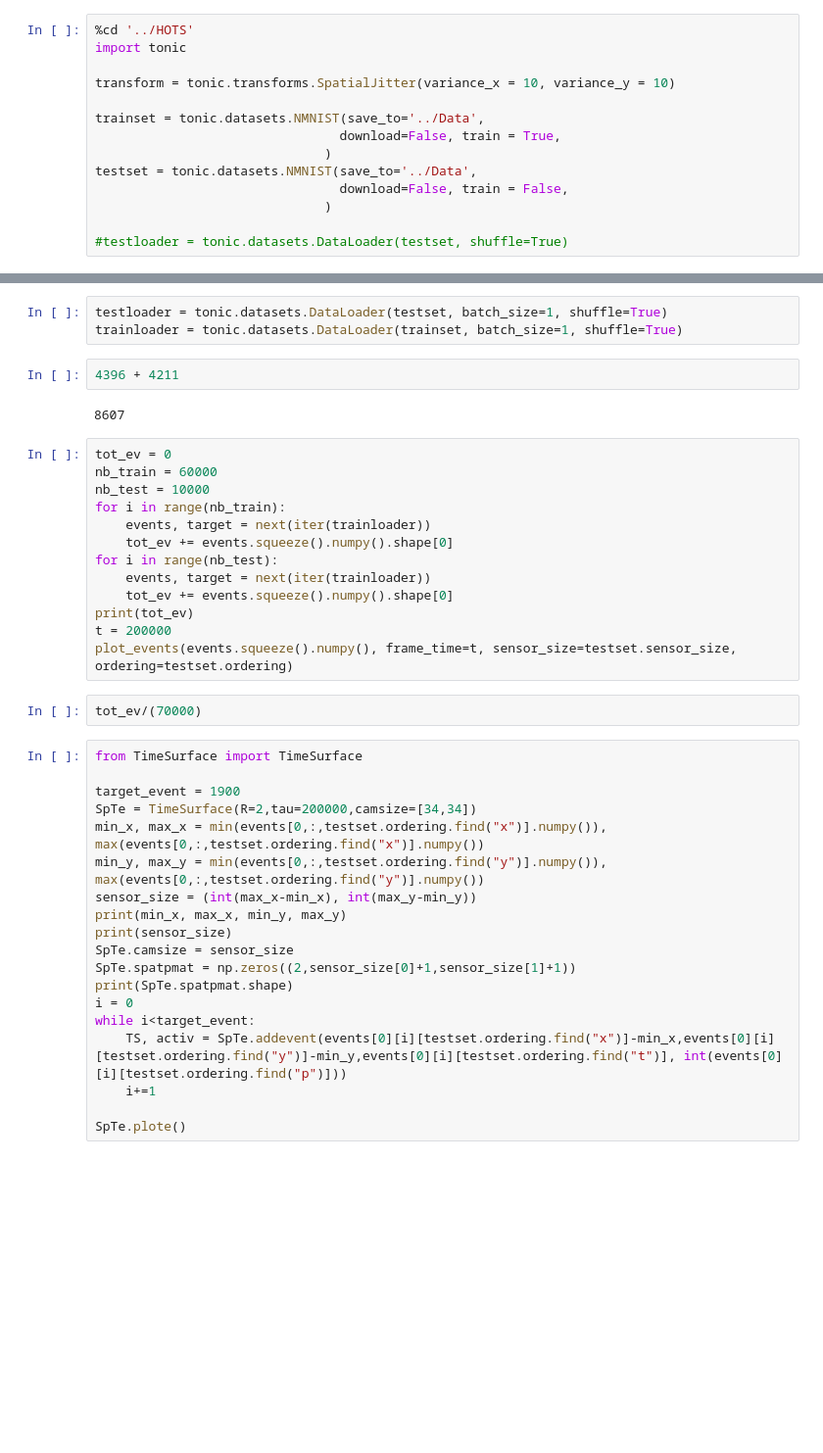
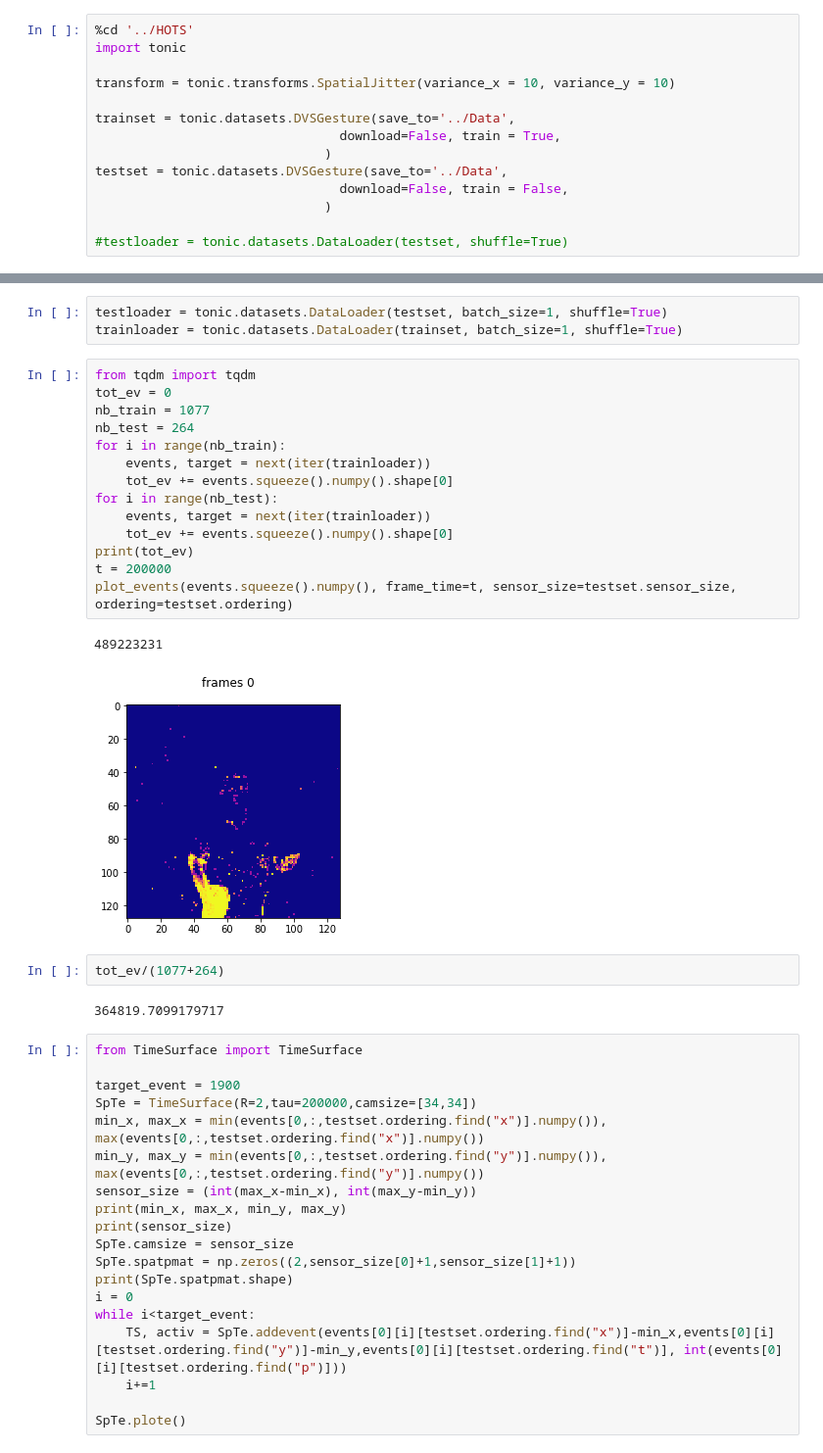
Before and after one commit to SpikeAI/HOTS, a Jupyter notebook: notebooks/tonic_tuto.ipynb, the cells around one changed output, grey strips where cells are left out. Shown at 98% size. Drawn from its saved outputs; the diff is of its cells as text; blank space fills up the shorter version.

```diff
--- a/notebooks/tonic_tuto.ipynb
+++ b/notebooks/tonic_tuto.ipynb
@@ -12,10 +12,10 @@ import tonic
 
 transform = tonic.transforms.SpatialJitter(variance_x = 10, variance_y = 10)
 
-trainset = tonic.datasets.NMNIST(save_to='../Data',
+trainset = tonic.datasets.DVSGesture(save_to='../Data',
                                 download=False, train = True,
                               )
-testset = tonic.datasets.NMNIST(save_to='../Data',
+testset = tonic.datasets.DVSGesture(save_to='../Data',
                                 download=False, train = False,
                               )
 
@@ -25,25 +25,27 @@ testset = tonic.datasets.NMNIST(save_to='../Data',
 # %%
 testloader = tonic.datasets.DataLoader(testset, batch_size=1, shuffle=True)
 trainloader = tonic.datasets.DataLoader(trainset, batch_size=1, shuffle=True)
-# %%
-4396 + 4211
-# %% [output]
-8607
 # %%
+from tqdm import tqdm
 tot_ev = 0
-nb_train = 60000
-nb_test = 10000
+nb_train = 1077
+nb_test = 264
 for i in range(nb_train):
     events, target = next(iter(trainloader))
     tot_ev += events.squeeze().numpy().shape[0]
 for i in range(nb_test):
     events, target = next(iter(trainloader))
     tot_ev += events.squeeze().numpy().shape[0]
 print(tot_ev)
 t = 200000
 plot_events(events.squeeze().numpy(), frame_time=t, sensor_size=testset.sensor_size, ordering=testset.ordering)
+# %% [output]
+489223231
+[figure, added]
-# %%
-tot_ev/(70000)
+# %%
+tot_ev/(1077+264)
+# %% [output]
+364819.7099179717
 # %%
 from TimeSurface import TimeSurface
 
```
Also changed, not shown: 9 other files.
